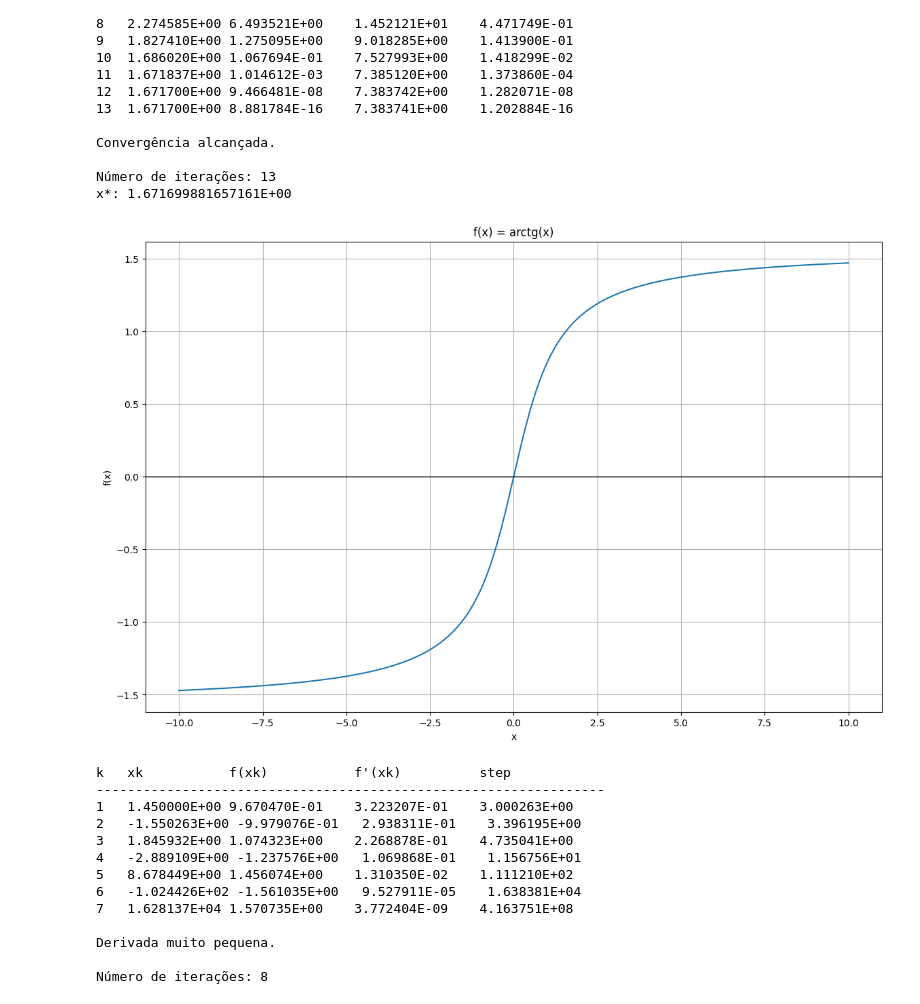
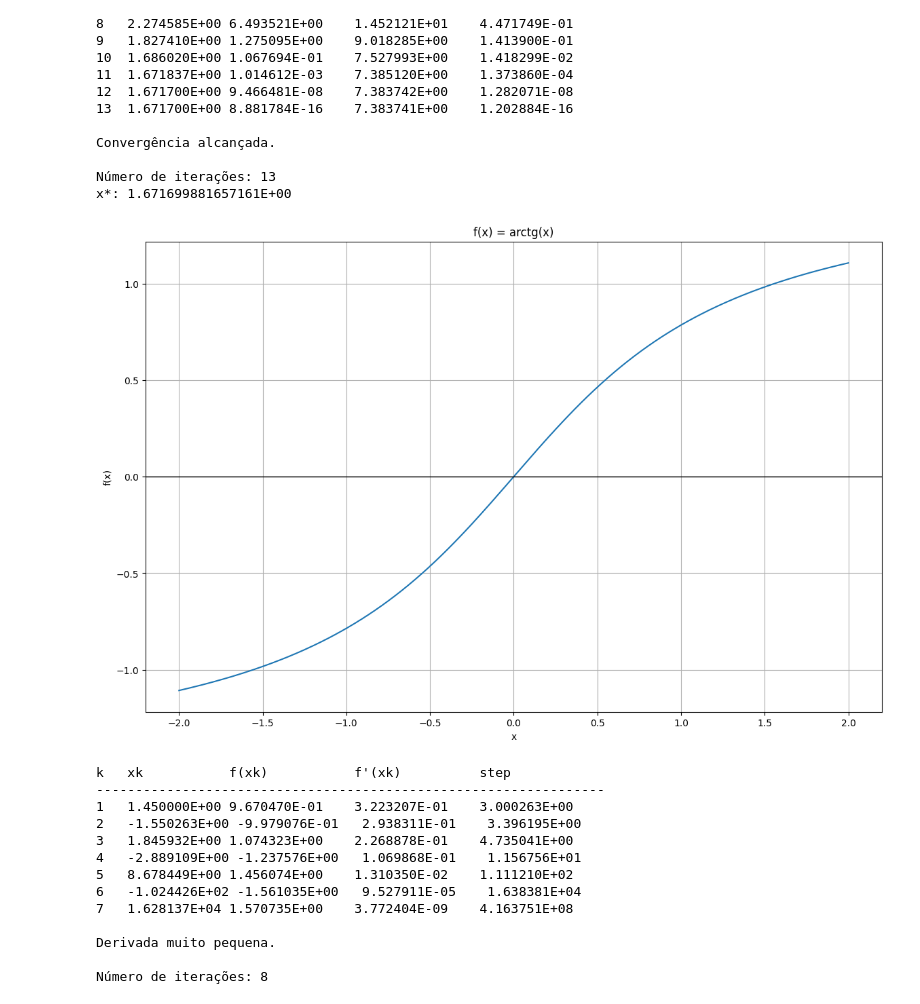
Before and after one commit to Adnerb7/CN_P1, a Jupyter notebook: Exercicio1.ipynb, the cells around one changed output. Cells and saved outputs as stored; diff of their text form; code cells hidden in the pictures.

```diff
--- a/Exercicio1.ipynb
+++ b/Exercicio1.ipynb
@@ -193,26 +191,26 @@ x*: 1.671699881657161E+00
 # %%
 #FUNÇÃO 3: F(x) = arctg(x), x0 = 1.45, x0 = 1
 
 def f(x):
     return math.atan(x)
 
 def df(x):
     return 1/(x**2 + 1)
 
 plt.style.use('default')
 
-valor_x = np.linspace(-10, 10, 400)
+valor_x = np.linspace(-2, 2, 400)
 valor_y = [f(x) for x in valor_x]
 
 plt.figure(figsize=(14, 9))
 plt.plot(valor_x, valor_y)
 plt.axhline(0, color='black', linewidth=1)
 plt.xlabel('x')
 plt.ylabel('f(x)')
 plt.title('f(x) = arctg(x)')
 plt.grid(True)
 # %% [output]
-[figure, old version]
+[figure, new version]
 # %%
 #chamando Newton para x0 = 1.45
 x0 = 1.45
```
Also changed, not shown: parts of 2 cells of this notebook.
